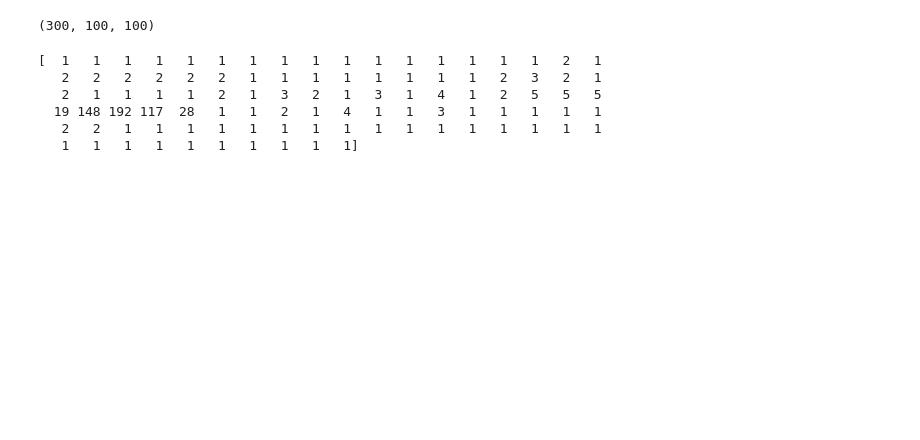
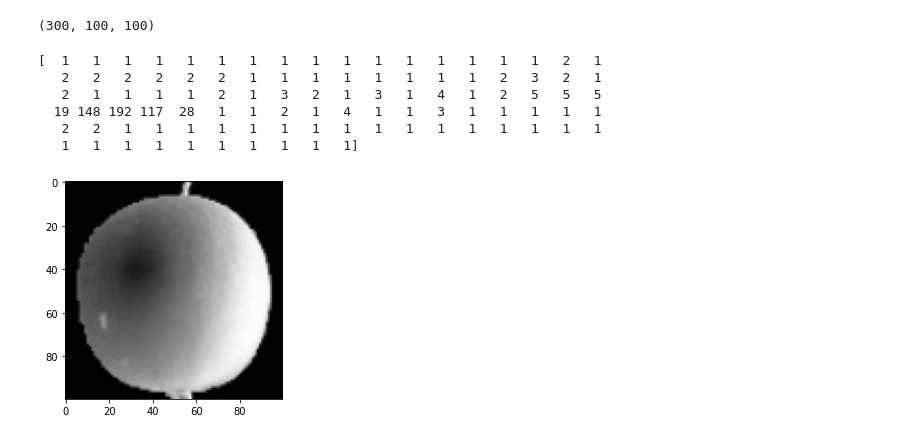
Before and after one commit to inputJun/MachineLearning-Study, a Jupyter notebook: 06_1_군집_알고리즘.ipynb, the cells around one changed output. Saved outputs shown, nothing was run; the diff lists cells and outputs as text; code cells hidden in the pictures; blank space fills up the shorter version.

```diff
--- a/06_1_군집_알고리즘.ipynb
+++ b/06_1_군집_알고리즘.ipynb
@@ -41,3 +41,8 @@ print(fruits[0, 0, :])
   19 148 192 117  28   1   1   2   1   4   1   1   3   1   1   1   1   1
    2   2   1   1   1   1   1   1   1   1   1   1   1   1   1   1   1   1
    1   1   1   1   1   1   1   1   1   1]
+# %%
+plt.imshow(fruits[0], cmap='gray')
+plt.show()
+# %% [output]
+[figure, added]
```
Also changed, not shown: parts of 3 cells of this notebook.
